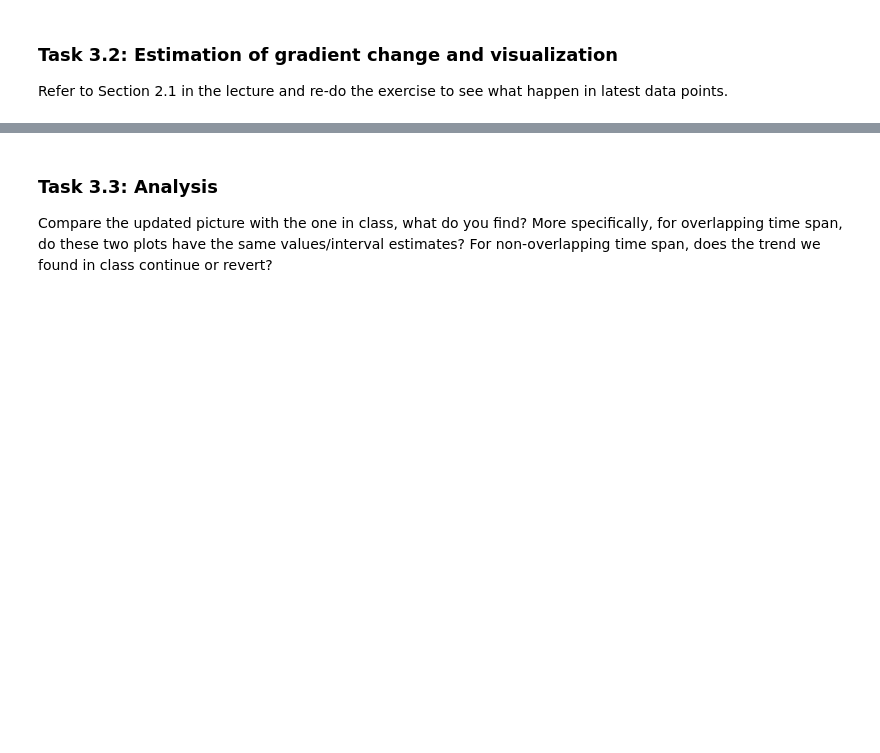
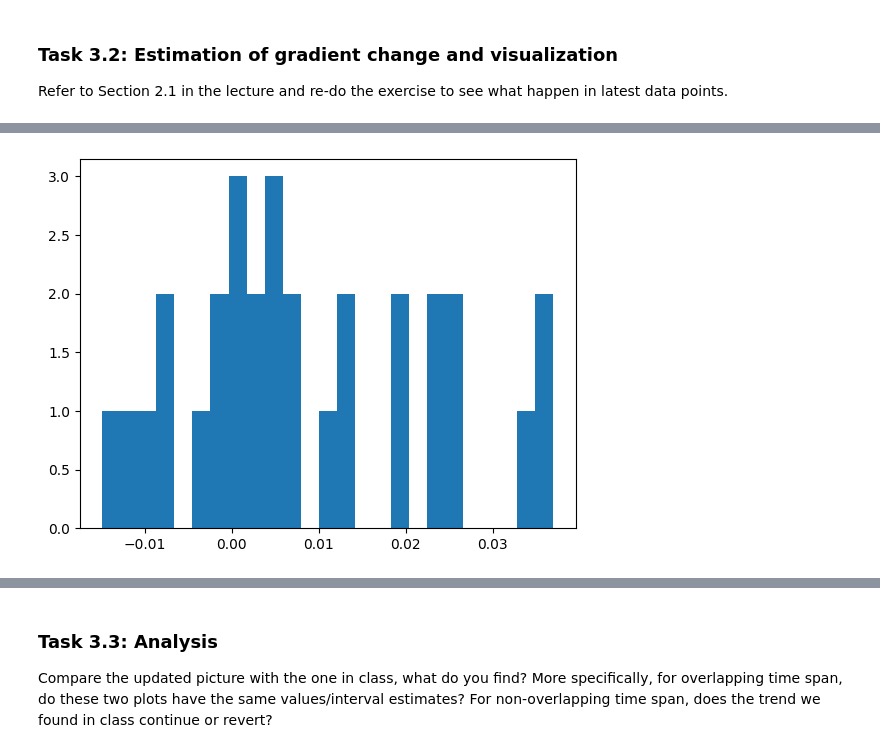
Before and after one commit to leobruell/real-estate-analytics, a Jupyter notebook: Module 5 - House Prices/Code/problem_sets/Module_5_Assignment_Leo_Bruell.ipynb, the cells around one changed output, grey strips where cells are left out. Drawn from its saved outputs; the diff is of its cells as text; code cells hidden in the pictures; blank space fills up the shorter version.

```diff
--- a/Module 5 - House Prices/Code/problem_sets/Module_5_Assignment_Leo_Bruell.ipynb
+++ b/Module 5 - House Prices/Code/problem_sets/Module_5_Assignment_Leo_Bruell.ipynb
@@ -266,0 +371,5 @@ pass
+# %%
+plt.hist(df_res["delta_price_gradient"], bins=25)
+plt.show()
+# %% [output]
+[figure, added]
```
Also changed, not shown: parts of 6 cells of this notebook.
